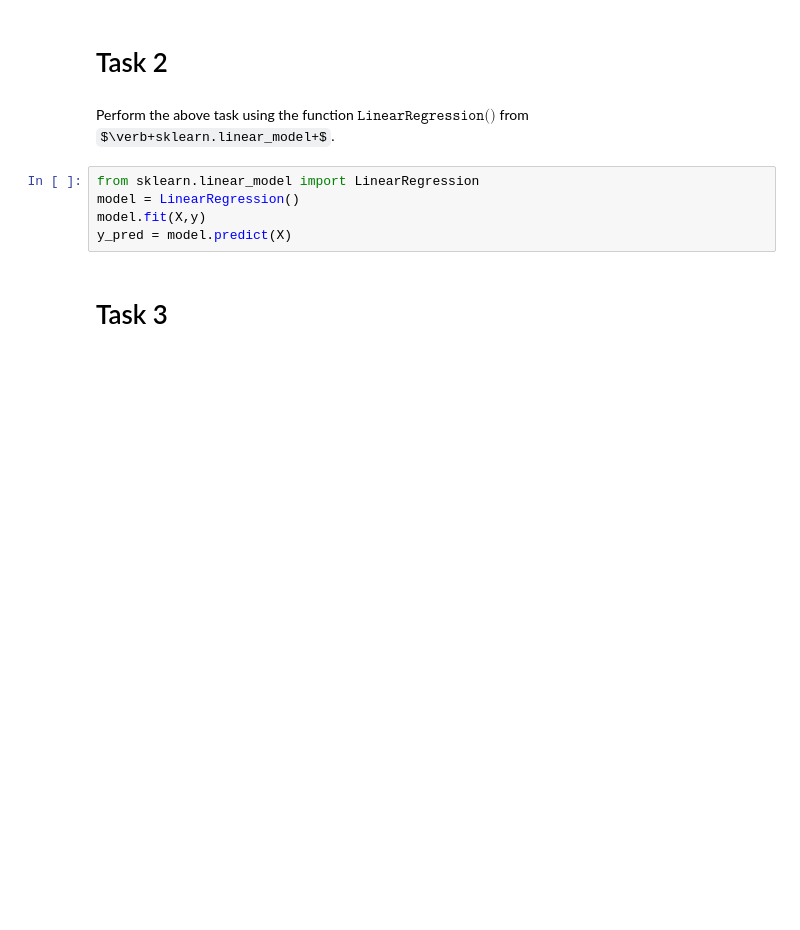
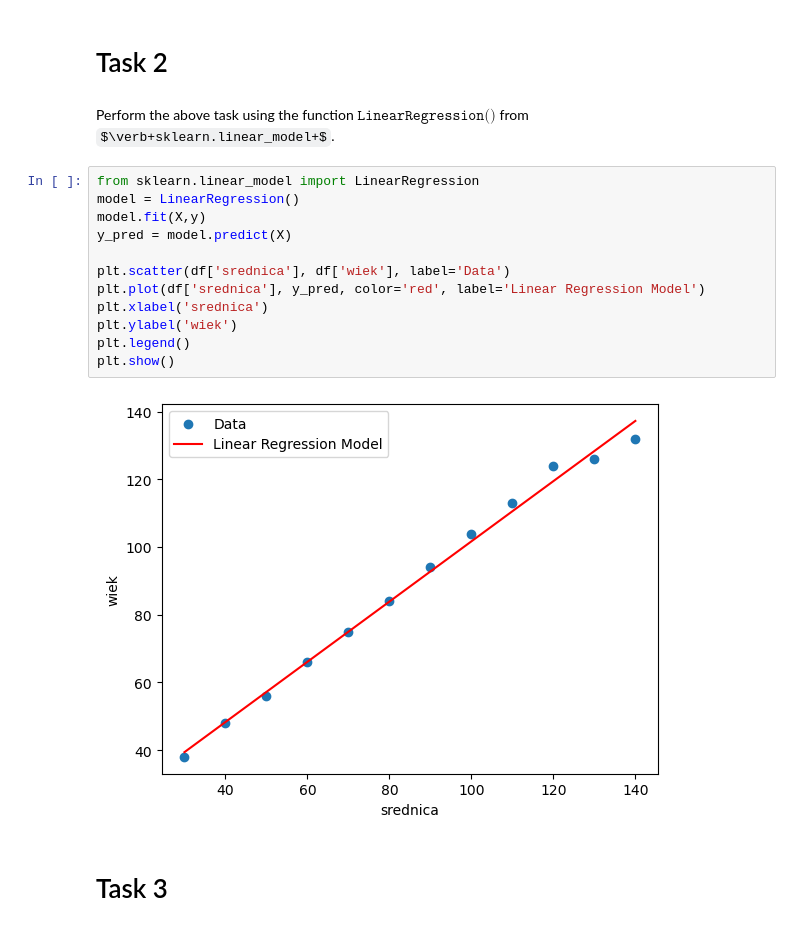
Before and after one commit to filip131311/Mathematical-background-of-ML, a Jupyter notebook: lab2/Lecture 2.ipynb, the cells around one changed output. Drawn from its saved outputs; the diff is of its cells as text; some formulas as TeX source; blank space fills up the shorter version.

```diff
--- a/lab2/Lecture 2.ipynb
+++ b/lab2/Lecture 2.ipynb
@@ -44,8 +42,17 @@ Perform the above task using the function $\texttt{LinearRegression()}$ from $\v
 # %%
 from sklearn.linear_model import LinearRegression
 model = LinearRegression()
 model.fit(X,y)
 y_pred = model.predict(X)
+
+plt.scatter(df['srednica'], df['wiek'], label='Data')
+plt.plot(df['srednica'], y_pred, color='red', label='Linear Regression Model')
+plt.xlabel('srednica')
+plt.ylabel('wiek')
+plt.legend()
+plt.show()
+# %% [output]
+[figure, added]
 # %% [markdown]
 # Task 3
 # %% [markdown]
```
Also changed, not shown: parts of 7 cells of this notebook.
